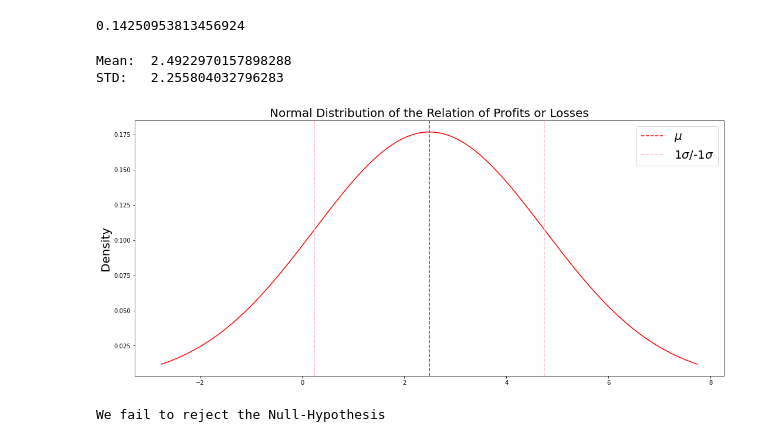
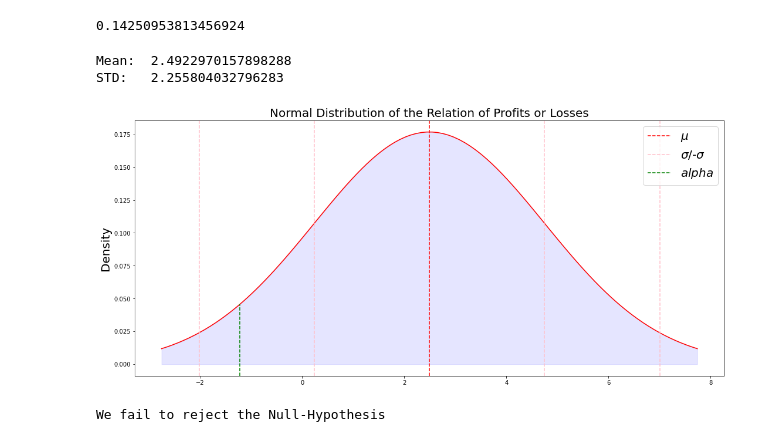
Before and after one commit to QuinnGrigsby/Capstone_Git-ing_it_done_MovieInformation, a Jupyter notebook: Data Understanding.ipynb, the cells around one changed output. Drawn from its saved outputs; the diff is of its cells as text; code cells hidden in the pictures.

Commit message:
Add alpha

```diff
--- a/Data Understanding.ipynb
+++ b/Data Understanding.ipynb
@@ -703,31 +704,36 @@ p
 # %%
 fig, ax = plt.subplots(figsize=(18,8))
 
 x = np.linspace(
         stats.norm(sample_mean, sample_std).ppf(0.01), # Start plotting here
         stats.norm(sample_mean, sample_std).ppf(0.99), # End plotting here
         100                                            # Number of points
 )
 
 y = stats.norm(sample_mean,sample_std).pdf(x) #Generate normal function
+alpha_interval = stats.norm(sample_mean, sample_std).ppf(0.05)
 
 ax.plot(x, y,'r-')
+ax.fill_between(x, y, 0, color='b', alpha=.1)
 
 #Reference values
 plt.axvline(x=sample_mean, color="r", label="$\mu$", linestyle="--")                               #Mean
-plt.axvline(x=sample_std+sample_mean, color="pink", linestyle="--", label="1$\sigma$/-1$\sigma$")  #1 STD
+plt.axvline(x=sample_std+sample_mean, color="pink", linestyle="--", label="$\sigma$/-$\sigma$")    #1 STD
 plt.axvline(x=-sample_std+sample_mean, color="pink", linestyle="--")                               #-1 STD
+plt.axvline(x=sample_std*2+sample_mean, color="pink", linestyle="--")                              #2 STD
+plt.axvline(x=-sample_std*2+sample_mean, color="pink", linestyle="--")                             #-2 STD
+plt.axvline(x=alpha_interval, ymax=0.28, color="g", label= "$alpha$", linestyle="--")               #alpha
 
-#Graph labels
+#Graph label
 plt.legend(prop={'size': 20})
 ax.set_ylabel("Density", fontdict={"fontsize":ft})
 ax.set_title("Normal Distribution of the Relation of Profits or Losses", fontdict={"fontsize": 20});
 
 print("Mean: ", sample_mean, "\nSTD:  ", sample_std)
 # %% [output]
 Mean:  2.4922970157898288
 STD:   2.255804032796283
-[figure, old version]
+[figure, new version]
 # %%
 if p<alpha:
     print("We reject the Null-Hypothesis")
```
Also changed, not shown: parts of 6 cells of this notebook.
